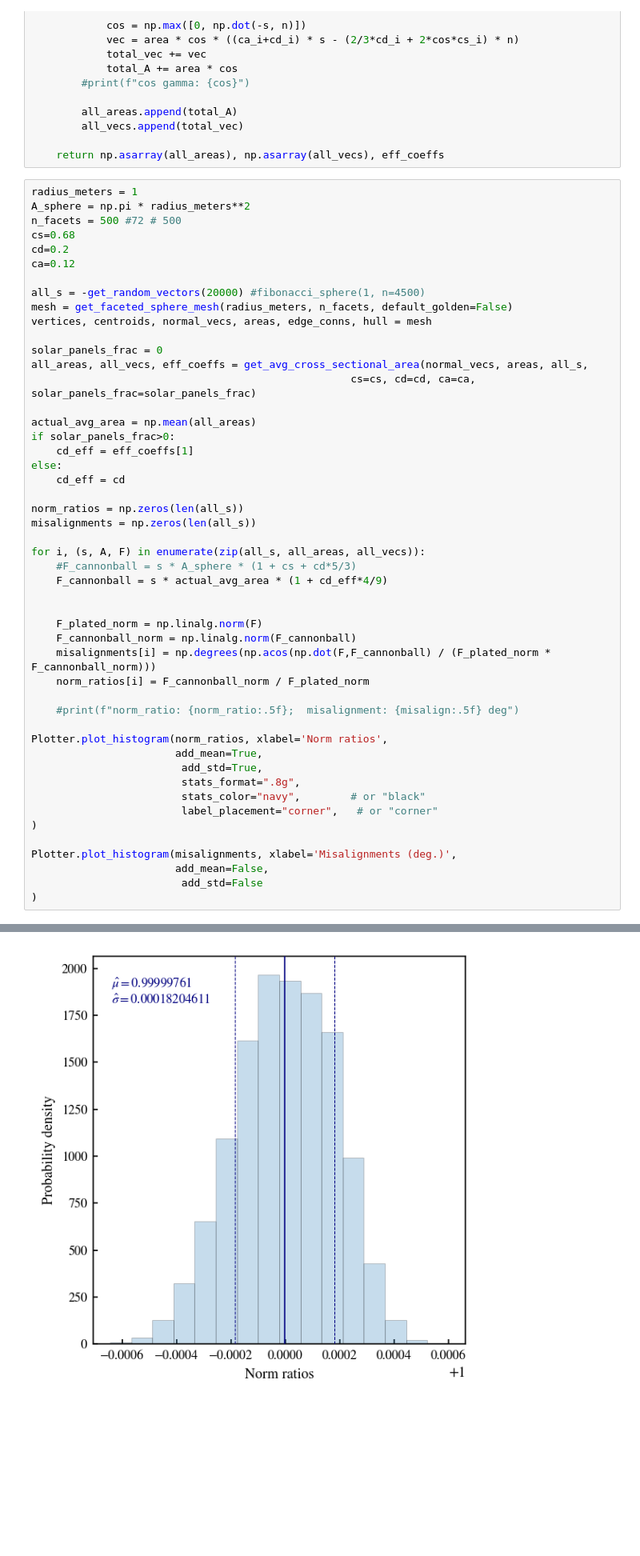
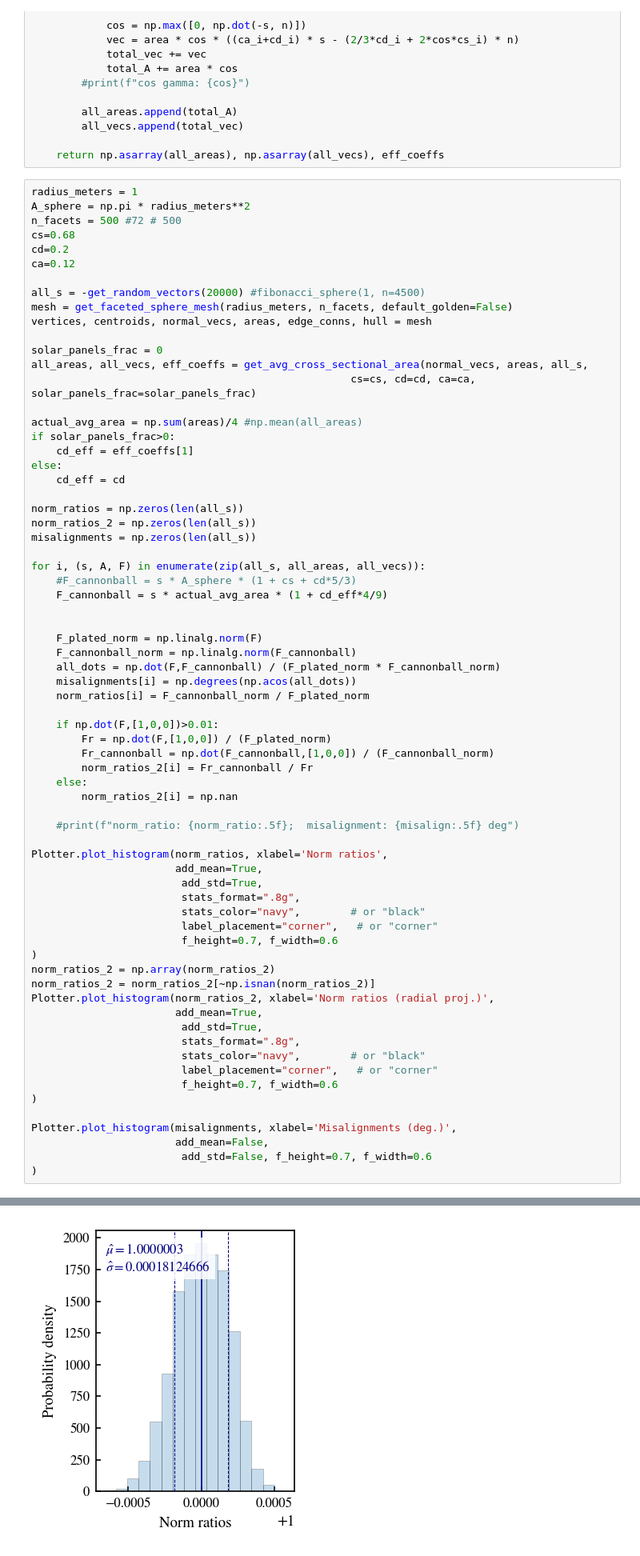
Before and after one commit to nasa-jpl/Space-Balls-MST, a Jupyter notebook: sbfinal-master/src/SpaceBalls/testing_plated_reflections.ipynb, the cells around one changed output, grey strips where cells are left out. Shown at 80% size. Drawn from its saved outputs; the diff is of its cells as text; blank space fills up the shorter version.

Commit message:
recomputation workflow with plated satellites now online (still to be polished)

```diff
--- a/sbfinal-master/src/SpaceBalls/testing_plated_reflections.ipynb
+++ b/sbfinal-master/src/SpaceBalls/testing_plated_reflections.ipynb
@@ -73,40 +73,60 @@ solar_panels_frac = 0
 all_areas, all_vecs, eff_coeffs = get_avg_cross_sectional_area(normal_vecs, areas, all_s,
                                                    cs=cs, cd=cd, ca=ca, solar_panels_frac=solar_panels_frac)
 
-actual_avg_area = np.mean(all_areas)
+actual_avg_area = np.sum(areas)/4 #np.mean(all_areas)
 if solar_panels_frac>0:
     cd_eff = eff_coeffs[1]
 else:
     cd_eff = cd
 
 norm_ratios = np.zeros(len(all_s))
+norm_ratios_2 = np.zeros(len(all_s))
 misalignments = np.zeros(len(all_s))
 
 for i, (s, A, F) in enumerate(zip(all_s, all_areas, all_vecs)):
     #F_cannonball = s * A_sphere * (1 + cs + cd*5/3)
     F_cannonball = s * actual_avg_area * (1 + cd_eff*4/9)
 
 
     F_plated_norm = np.linalg.norm(F)
     F_cannonball_norm = np.linalg.norm(F_cannonball)
-    misalignments[i] = np.degrees(np.acos(np.dot(F,F_cannonball) / (F_plated_norm * F_cannonball_norm)))
+    all_dots = np.dot(F,F_cannonball) / (F_plated_norm * F_cannonball_norm)
+    misalignments[i] = np.degrees(np.acos(all_dots))
     norm_ratios[i] = F_cannonball_norm / F_plated_norm
+
+    if np.dot(F,[1,0,0])>0.01:
+        Fr = np.dot(F,[1,0,0]) / (F_plated_norm)
+        Fr_cannonball = np.dot(F_cannonball,[1,0,0]) / (F_cannonball_norm)
+        norm_ratios_2[i] = Fr_cannonball / Fr
+    else:
+        norm_ratios_2[i] = np.nan
 
     #print(f"norm_ratio: {norm_ratio:.5f};  misalignment: {misalign:.5f} deg")
 
 Plotter.plot_histogram(norm_ratios, xlabel='Norm ratios',
                        add_mean=True,
                         add_std=True,
                         stats_format=".8g",
                         stats_color="navy",        # or "black"
                         label_placement="corner",   # or "corner"
+                        f_height=0.7, f_width=0.6
+)
+norm_ratios_2 = np.array(norm_ratios_2)
+norm_ratios_2 = norm_ratios_2[~np.isnan(norm_ratios_2)]
+Plotter.plot_histogram(norm_ratios_2, xlabel='Norm ratios (radial proj.)',
+                       add_mean=True,
+                        add_std=True,
+                        stats_format=".8g",
+                        stats_color="navy",        # or "black"
+                        label_placement="corner",   # or "corner"
+                        f_height=0.7, f_width=0.6
 )
 
 Plotter.plot_histogram(misalignments, xlabel='Misalignments (deg.)',
                        add_mean=False,
-                        add_std=False
+                        add_std=False, f_height=0.7, f_width=0.6
 )
 # %% [output]
 n_vertices: 252
 Number of faces: 500
-[figure, old version]
+[figure, new version]
```
Also changed, not shown: parts of 1 cell of this notebook, 20 other files.
